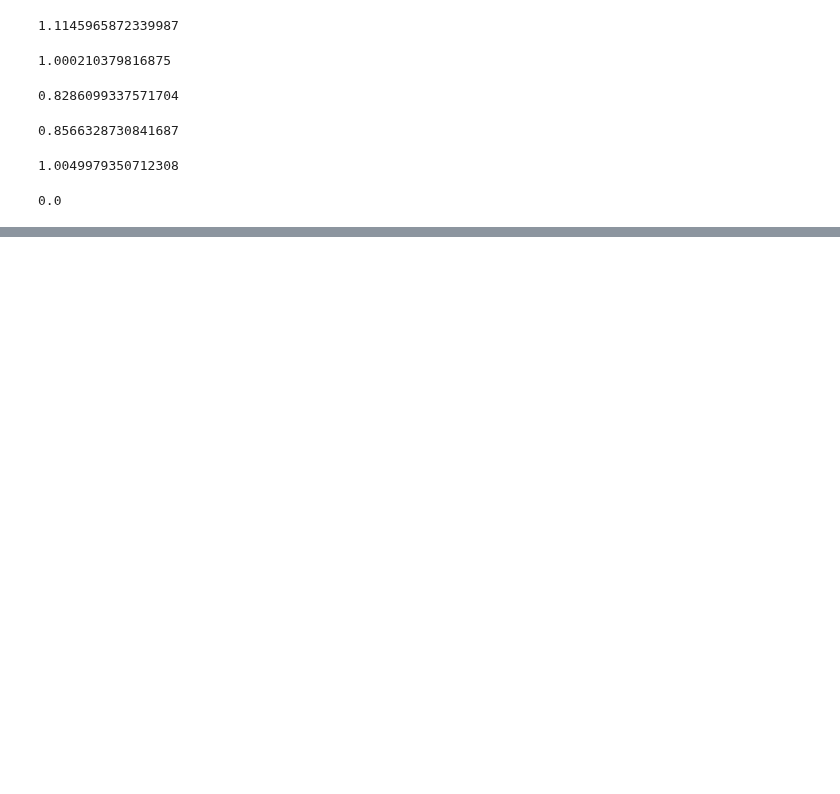
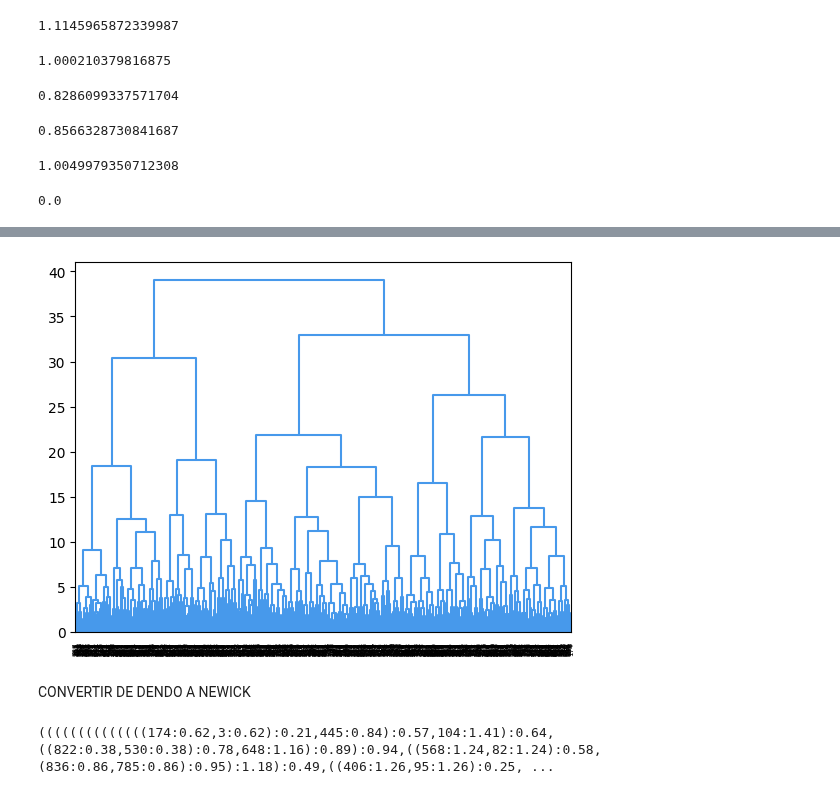
Before and after one commit to Gennifer2001/tesis, a Jupyter notebook: Tésisjeje2_0.ipynb, the cells around one changed output, grey strips where cells are left out. Saved outputs shown, nothing was run; the diff lists cells and outputs as text; code cells hidden in the pictures; blank space fills up the shorter version.

```diff
--- a/Tésisjeje2_0.ipynb
+++ b/Tésisjeje2_0.ipynb
@@ -928,0 +905,4 @@ mean(resumen_estadistico7['std'])
+# %%
+ url = 'https://raw.githubusercontent.com/Gennifer2001/tesis/main/apple_quality.csv'
+ds = pd.read_csv(url)
+ds
@@ -928,0 +923,4 @@ mean(resumen_estadistico7['std'])
+# %%
+ds1 = ds.drop(['Quality','A_id'], axis=1)
+ds2= ds1.drop([4000],axis=0)
+ds2
@@ -928,0 +941,6 @@ mean(resumen_estadistico7['std'])
+# %%
+seed = 42
+np.random.seed(seed)
+dsprueba = ds2.sample(n=1000)
+nombres = ['Size','Weight','Sweetness','Crunchiness','Juiciness','Ripeness','Acidity']
+dsprueba
@@ -928,0 +961,3 @@ mean(resumen_estadistico7['std'])
+# %%
+scaler = StandardScaler()
+ds_scaled = scaler.fit_transform(dsprueba)
@@ -928,0 +982,22 @@ mean(resumen_estadistico7['std'])
+# %%
+dendro=linkage(ds_scaled, 'ward')
+color = 'blue'
+def color_func(x):
+    rgb_color = (71, 153, 235)  # Por ejemplo, rojo en formato RGB
+    hex_color = '#%02x%02x%02x' % rgb_color
+    return hex_color
+
+dendograma2 = sch.dendrogram(dendro, color_threshold=float('inf'), link_color_func=color_func)
+# %% [output]
+[figure, added]
+# %% [markdown]
+CONVERTIR DE DENDO A NEWICK
+# %%
+leaf_names2 = range(0, 1000)
+tree2 = hierarchy.to_tree(dendro, False)
+newick_tree2 = get_newick(tree2, tree2.dist, leaf_names2)
+treee = ete3.Tree(newick_tree2)
+
+print(newick_tree2)
+# %% [output]
+((((((((((((((174:0.62,3:0.62):0.21,445:0.84):0.57,104:1.41):0.64,((822:0.38,530:0.38):0.78,648:1.16):0.89):0.94,((568:1.24,82:1.24):0.58,(836:0.86,785:0.86):0.95):1.18):0.49,((406:1.26,95:1.26):0.25, ...
```
Also changed, not shown: parts of 10 cells of this notebook.
